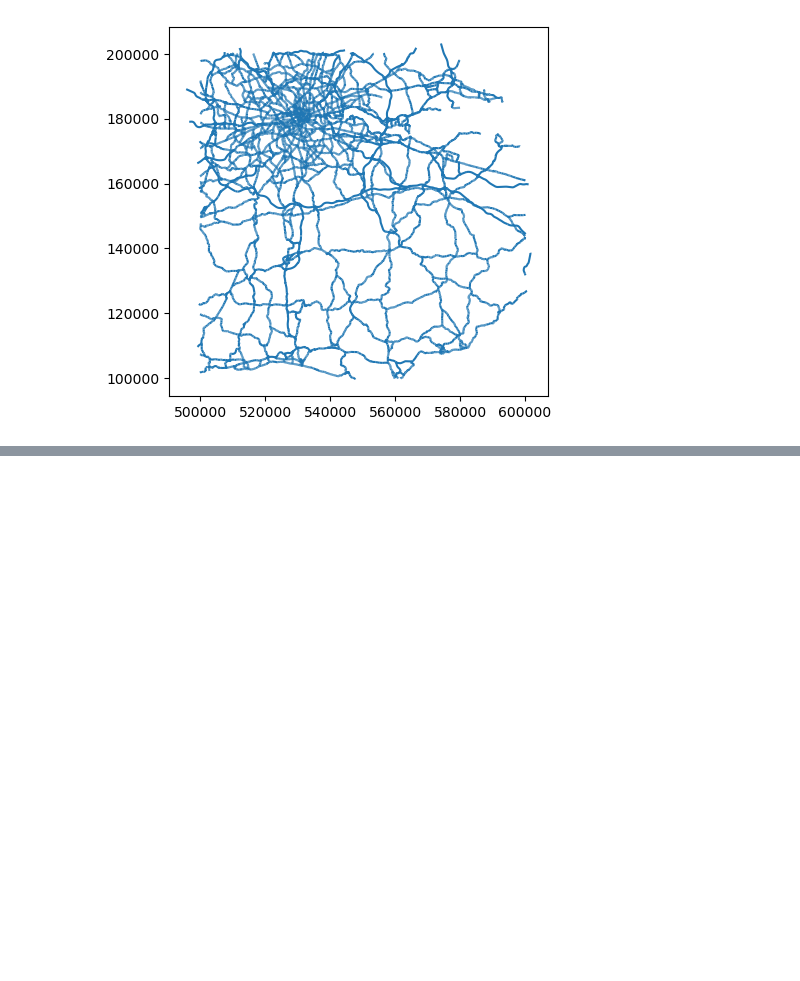
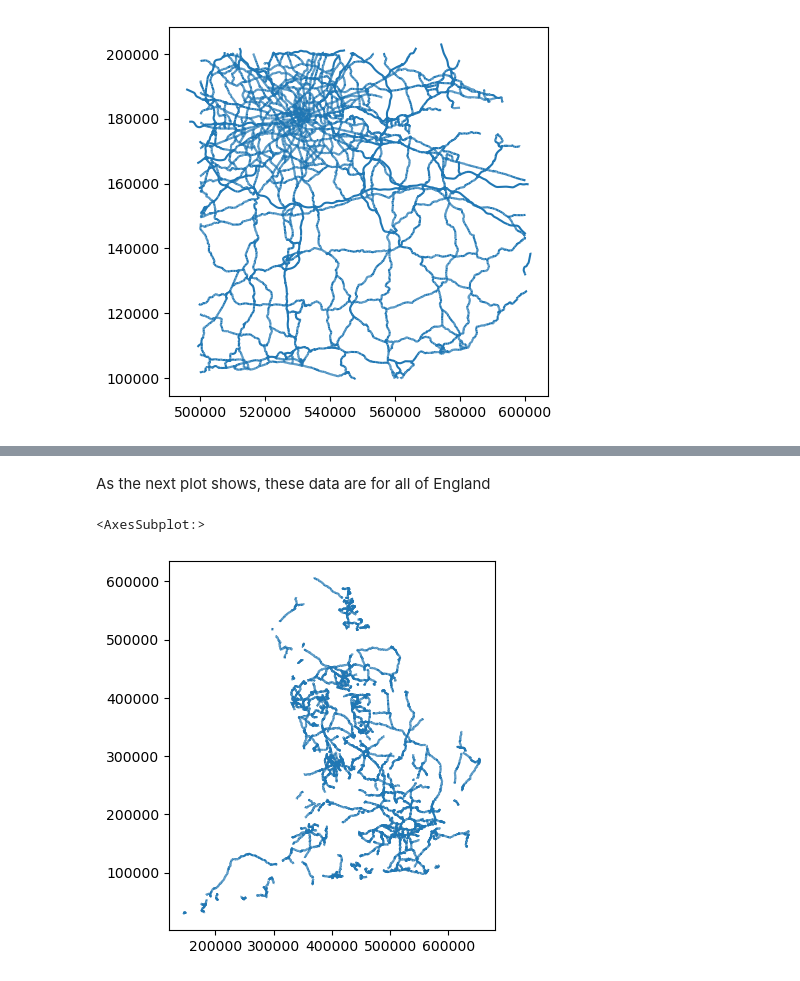
Before and after one commit to jamesdamillington/london-data, a Jupyter notebook: code/london-roads.ipynb, the cells around one changed output, grey strips where cells are left out. Cells and saved outputs as stored; diff of their text form; code cells hidden in the pictures; blank space fills up the shorter version.

```diff
--- a/code/london-roads.ipynb
+++ b/code/london-roads.ipynb
@@ -82,4 +150,4 @@ NameError: name 'lad_gdf' is not defined
 # %%
-mrn18 = gpd.read_file("data/Major_Road_Network_2018_Open_Roads/Major_Road_Network_2018_Open_Roads.shp")
+mrn18 = gpd.read_file("../data/inputs/geographies/roads/Major_Road_Network_2018_Open_Roads/Major_Road_Network_2018_Open_Roads.shp")
 # %%
 mrn18.info()
@@ -85,0 +172,7 @@ mrn18.info()
+# %% [markdown]
+As the next plot shows, these data are for all of England
+# %%
+mrn18.plot()
+# %% [output]
+<AxesSubplot:>
+[figure, added]
```
Also changed, not shown: parts of 29 cells of this notebook, 10 other files.
